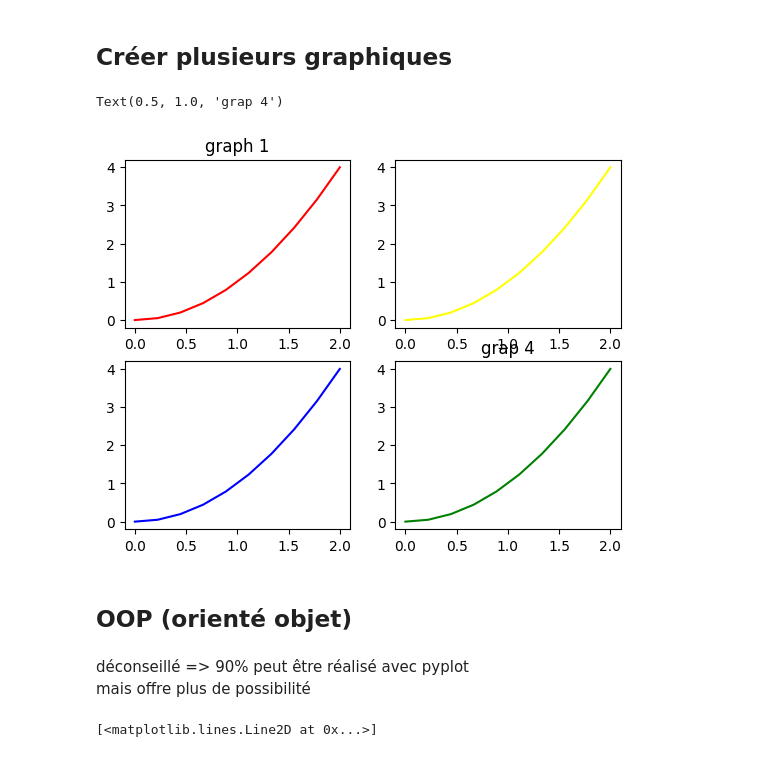
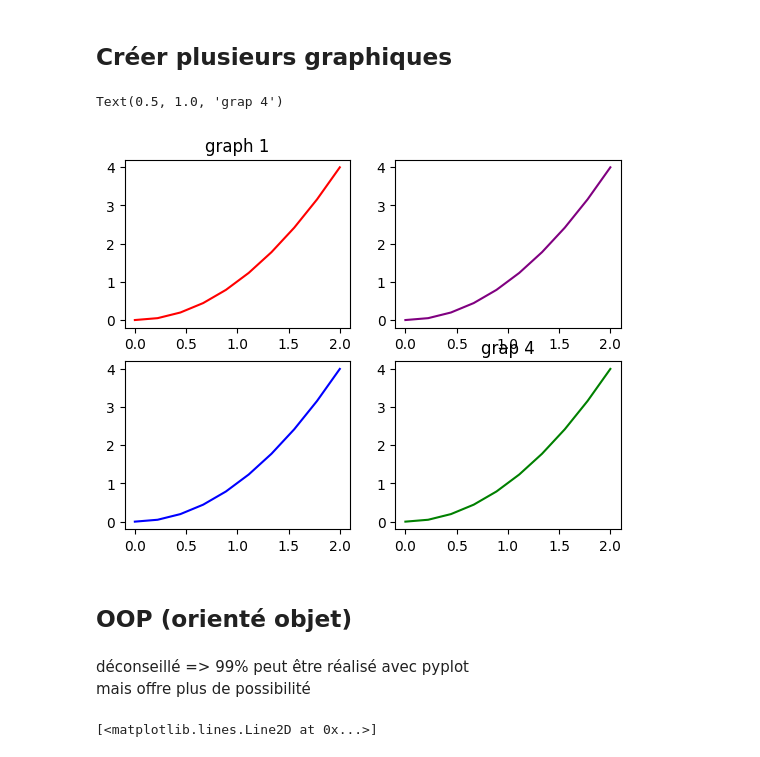
Before and after one commit to marcottemickyncrea/PythonWork, a Jupyter notebook: 07-11-22_python-matplotlib.ipynb, the cells around one changed output. Drawn from its saved outputs; the diff is of its cells as text; code cells hidden in the pictures.

```diff
--- a/07-11-22_python-matplotlib.ipynb
+++ b/07-11-22_python-matplotlib.ipynb
@@ -61,22 +61,22 @@ plt.savefig('cycle de vie') #enregistre le fichier sur l'ordi
 # %%
 plt.figure()
 plt.subplot(2, 2, 1)
 plt.plot(x , y , c='red')
 plt.title('graph 1')
 plt.subplot(2,2,2)
-plt.plot(x, y, c='yellow')
+plt.plot(x, y, c='purple')
 plt.subplot(2, 2, 3)
 plt.plot(x , y , c='blue')
 plt.subplot(2,2,4)
 plt.plot(x, y, c='green')
 plt.title('grap 4')
 # %% [output]
 Text(0.5, 1.0, 'grap 4')
-[figure, old version]
+[figure, new version]
 # %% [markdown]
 ## OOP (orienté objet)
 # %% [markdown]
-déconseillé => 90% peut être réalisé avec pyplot <br/>
+déconseillé => 99% peut être réalisé avec pyplot <br/>
 mais offre plus de possibilité
 # %%
 fig, ax = plt.subplots() #créer un tableau
```
Also changed, not shown: parts of 4 cells of this notebook, 19 other files.
